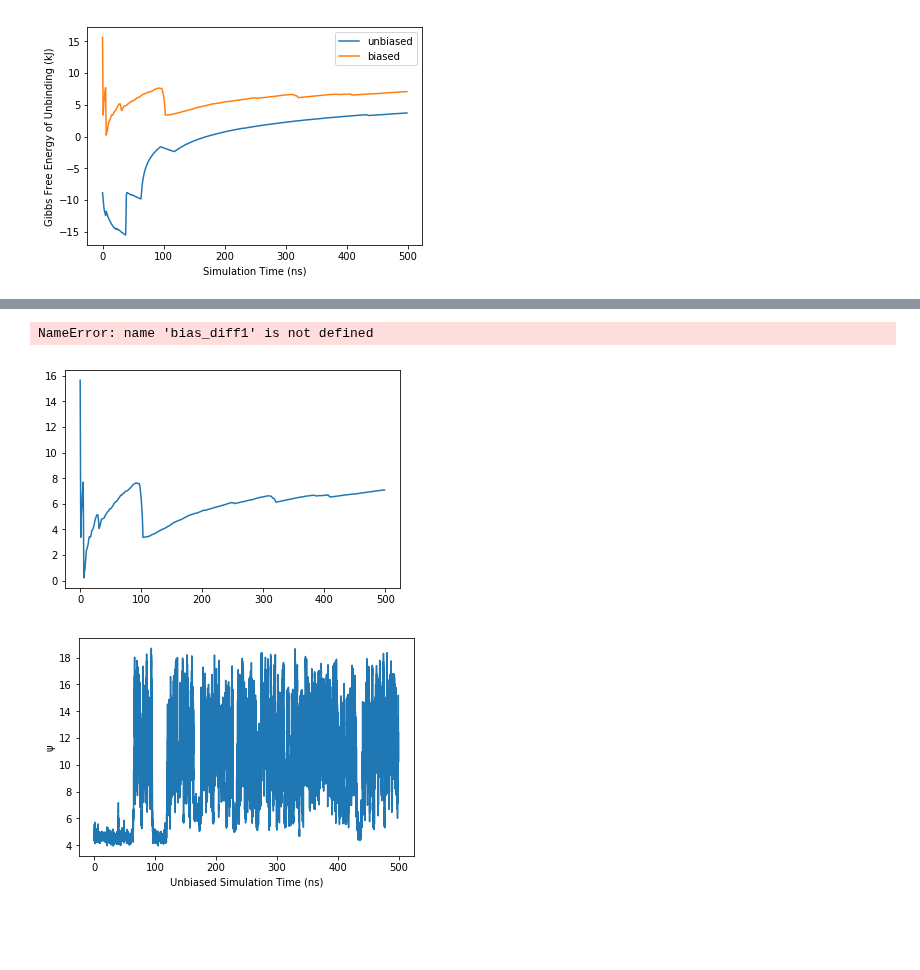
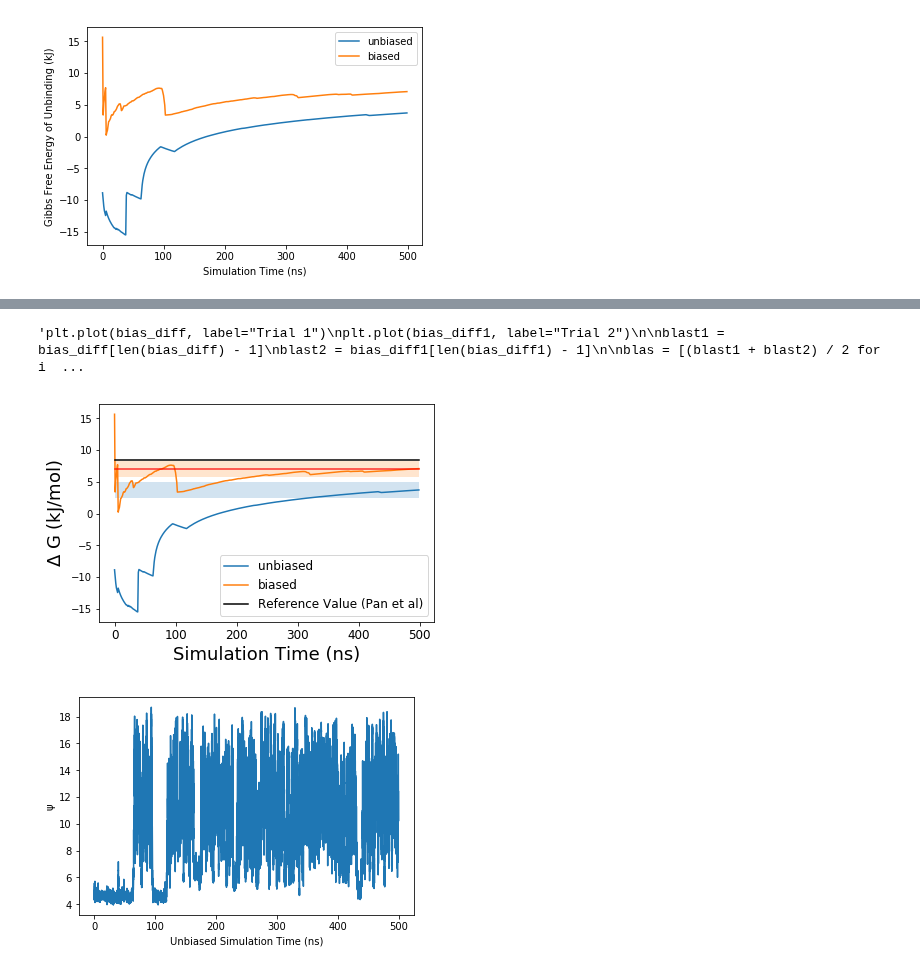
Before and after one commit to tiwarylab/amino, a Jupyter notebook: BUT/gibbs.ipynb, the cells around one changed output, grey strips where cells are left out. Cells and saved outputs as stored; diff of their text form; code cells hidden in the pictures; blank space fills up the shorter version.

```diff
--- a/BUT/gibbs.ipynb
+++ b/BUT/gibbs.ipynb
@@ -273,5 +274,5 @@ file.close()'''
 # %%
-plt.plot(bias_diff, label="Trial 1")
+'''plt.plot(bias_diff, label="Trial 1")
 plt.plot(bias_diff1, label="Trial 2")
 
 blast1 = bias_diff[len(bias_diff) - 1]
@@ -294,38 +295,37 @@ plt.rc('legend', fontsize=12)    # legend fontsize
 plt.rc('xtick', labelsize=12)    # fontsize of the tick labels
 plt.rc('ytick', labelsize=10)    # fontsize of the tick labels
 plt.legend(loc=4)
-plt.show()
+plt.show()'''
 # %% [output]
-NameError: name 'bias_diff1' is not defined
+'plt.plot(bias_diff, label="Trial 1")\nplt.plot(bias_diff1, label="Trial 2")\n\nblast1 = bias_diff[len(bias_diff) - 1]\nblast2 = bias_diff1[len(bias_diff1) - 1]\n\nblas = [(blast1 + blast2) / 2 for i  ...
-[figure, removed]
 # %%
-'''plt.plot(diff)
-plt.plot(diff1)
-plt.plot(diff2)
+plt.plot(diff, label="Unbiased")
 #plt.plot(ubiased_low, "--", color="purple", alpha=0.4)
-plt.plot(umean, "purple", alpha=0.8)
+#plt.plot(umean, "purple", alpha=0.8)
 x=[i for i in range(500)]
 plt.fill_between(x, ubiased_low, ubiased_high, alpha=0.2)
 #plt.plot(ubiased_high, "--", color="purple", alpha=0.4)
 
-plt.plot(bias_diff, "--")
+plt.plot(bias_diff, label="Biased")
 
 #plt.plot(biased_low, "r--", alpha=0.4)
 plt.plot(biased_last, "red", alpha=0.8)
 plt.fill_between(x, biased_low, biased_high, alpha=0.2)
 #plt.plot(biased_high, "r--", alpha=0.4)
 
-plt.plot(pan, color="black", label="Reference Value (Pan)")
+plt.plot(pan, color="black", label="Reference Value (Pan et al)")
 
 plt.xlabel("Simulation Time (ns)")
 plt.ylabel("$\Delta$ G (kJ/mol)")
 plt.rc('font', size=18)          # controls default text sizes
 plt.rc('axes', labelsize=18)    # fontsize of the x and y labels
 plt.rc('legend', fontsize=12)    # legend fontsize
 plt.rc('xtick', labelsize=12)    # fontsize of the tick labels
 plt.rc('ytick', labelsize=10)    # fontsize of the tick labels
 plt.legend(loc=4)
-plt.show()'''
+plt.show()
+# %% [output]
+[figure, added]
 # %%
 small_rcs = []
 xs = []
```
Also changed, not shown: parts of 4 cells of this notebook, 8 other files.
